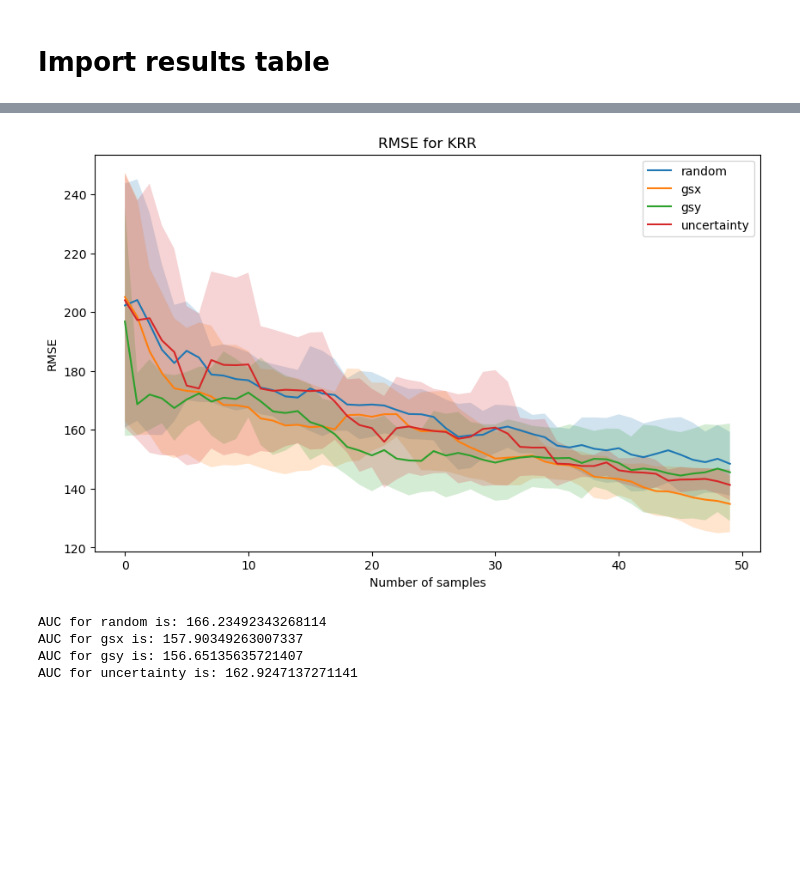
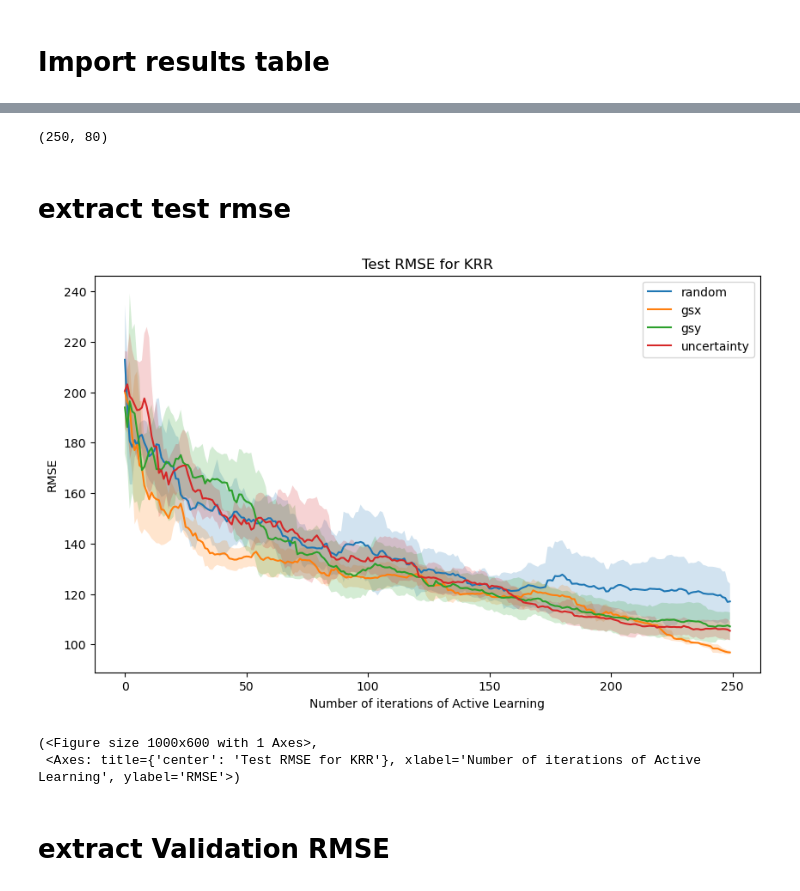
Before and after one commit to thegitrogmonster/Zamberger_thesis_AL2024, a Jupyter notebook: 04_Active_Learning/04_al_results_visualization.ipynb, the cells around one changed output, grey strips where cells are left out. Saved outputs shown, nothing was run; the diff lists cells and outputs as text; code cells hidden in the pictures; blank space fills up the shorter version.

Commit message:
Update to the Results Visualization

```diff
--- a/04_Active_Learning/04_al_results_visualization.ipynb
+++ b/04_Active_Learning/04_al_results_visualization.ipynb
@@ -76,20 +84,14 @@ data_krr.columns[2].replace('sklearn.kernel_ridge.KernelRidge\'>', 'KRR')
 # %%
-# define the path to the data
-TABLES_PATH = RESULTS_PATH + "al_result_tables/"
-
+# Import
 # load the data
-filename_krr = "al_results_KernelRidge_backup.csv"
-
-def load_data(filename):
-    data = pd.read_csv(TABLES_PATH + filename)
-    return data
+filename_krr = "al_results_KernelRidge'>.csv"
 
 data_krr = load_data(filename_krr)
 
 # rename the columns for better readability
 for col in data_krr.columns:
     # rename the columns
-    data_krr.rename(columns={col: col.replace('\'sklearn.kernel_ridge.KernelRidge\'>', 'KRR')}, inplace=True)
+    data_krr.rename(columns={col: col.replace('KernelRidge\'>', 'KRR')}, inplace=True)
 
 data_krr.drop(columns=['Unnamed: 0'], inplace=True)
 data_krr.head()
@@ -104,3 +151,19 @@ data_krr.head()
+# %%
+# Import
+# load the data
+filename_hgb = "al_results_HistGradientBoostingRegressor'>_manual.csv"
+
+data_hgb = load_data(filename_hgb)
+
+# rename the columns for better readability
+for col in data_hgb.columns:
+    # rename the columns
+    data_hgb.rename(columns={col: col.replace('al_results_HistGradientBoostingRegressor\'>', 'HGB')}, inplace=True)
+
+# data_pls.drop(columns=['Unnamed: 0'], inplace=True)
+data_rf.shape
+# %% [output]
+(250, 80)
 # %%
 from al_lib.selection_criteria import _random_selection, _gsx_selection, _gsy_selection, _uncertainty_selection
 
@@ -118 +183,3 @@ models = [KRR]
+# %% [markdown]
+# extract test rmse
 # %%
@@ -170,51 +237,42 @@ results_random, results_gsx, results_gsy, results_uncertainty = _seperate_result
 # %%
-test_rmse = (results_random, results_gsx, results_gsy, results_uncertainty)
+test_rmse = (test_rsme_random, test_rsme_gsx, test_rsme_gsy, test_rmse_uncertainty)
 
 
-def _plot_rmse(test_rmse, model_name = None, model = None):
+def _plot_rmse(test_rmse, model_name = None, model = None, title = None, filepath = None):
     if model_name == None:
         model_name = str(model).split(" ")[1]
     if model == None:
         model_name = model_name
     if (model_name is None) & (model is None):
         raise ValueError("Please provide the model or model_name")
     fig, ax = plt.subplots(1, 1, figsize=(10, 6))
     for i, rmse in enumerate(test_rmse):
         ax.plot(rmse.mean(axis=1), label=selection_criteria[i]['crit_name'])
         # calculate the standard deviation
         std = rmse.std(axis=1)
         ax.fill_between(
             range(len(rmse)),
             rmse.mean(axis=1) - std,
             rmse.mean(axis=1) + std,
             alpha=0.2,
         )
-    ax.set_title(f"RMSE for {model_name}")
-    ax.set_xlabel("Number of samples")
+    if title == None:
+        title = f"Test RMSE for {model_name}"
+    else:
+        title = title
+    ax.set_title(title)
+    ax.set_xlabel("Number of iterations of Active Learning")
     ax.set_ylabel("RMSE")
     ax.legend()
+    if filepath != None:
+        plt.savefig(filepath)
     plt.show()
+    return fig, ax
 
 _plot_rmse(test_rmse, model_name = "KRR")
 # %% [output]
-[figure, old version]
+[figure, new version]
+(<Figure size 1000x600 with 1 Axes>,
+ <Axes: title={'center': 'Test RMSE for KRR'}, xlabel='Number of iterations of Active Learning', ylabel='RMSE'>)
-# %%
-# calculate the mean Area under the Curve for each sampling strategy and return the results
-
-def _calculate_auc(test_rmse):
-    aucs = []
-    for i, rmse in enumerate(test_rmse):
-        auc = rmse.mean(axis=1).mean()
-        auc_std = rmse.mean(axis=1).std()
-        print(f"AUC for {selection_criteria[i]['crit_name']} is: {auc}")
-        globals()[f"{selection_criteria[i]['crit_name']}_auc"] = auc
-        globals()[f"{selection_criteria[i]['crit_name']}_auc_std"] = auc_std
-        aucs.append((auc, auc_std))
-    return aucs
-
-aucs = _calculate_auc(test_rmse)
-# %% [output]
-AUC for random is: 166.23492343268114
-AUC for gsx is: 157.90349263007337
-AUC for gsy is: 156.65135635721407
-AUC for uncertainty is: 162.9247137271141
+# %% [markdown]
+# extract Validation RMSE
```
Also changed, not shown: parts of 32 cells of this notebook.
